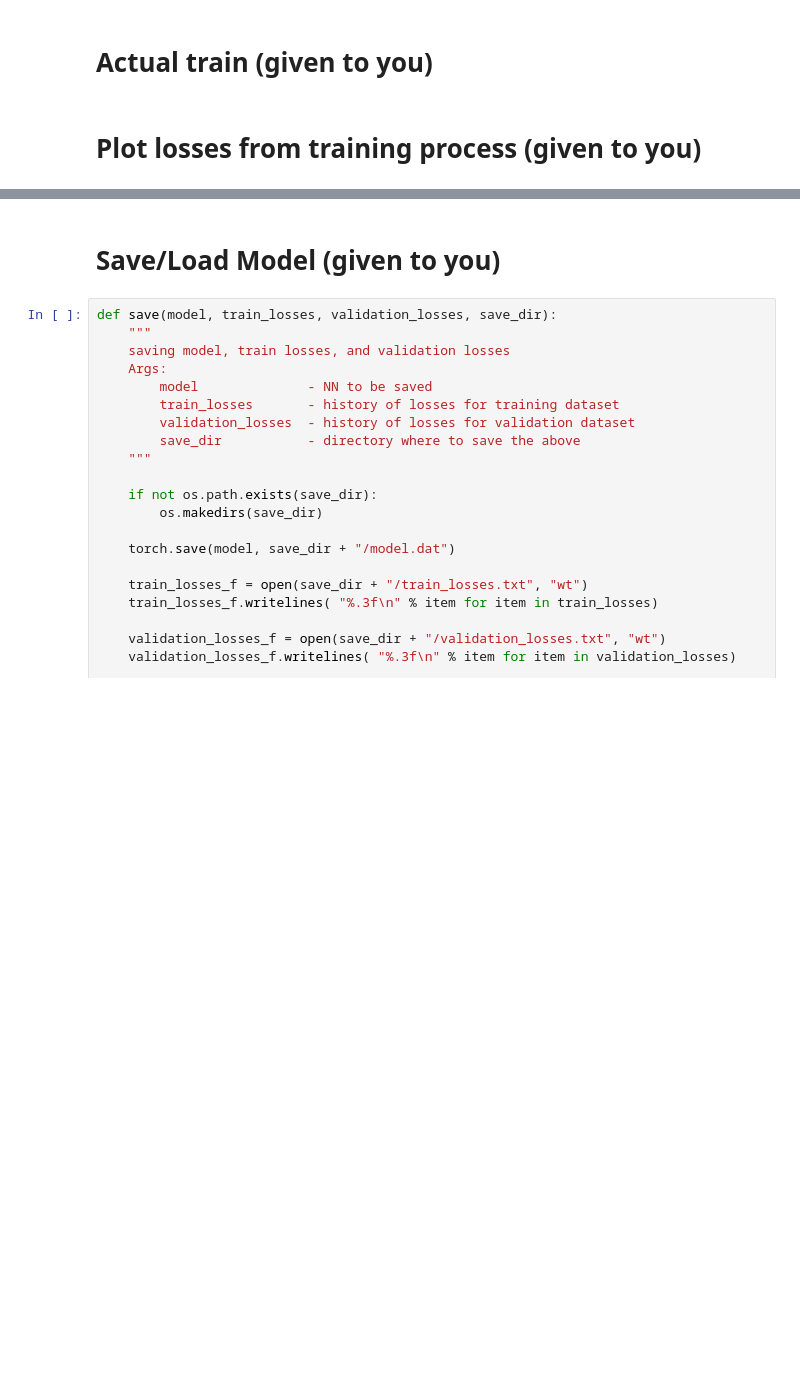
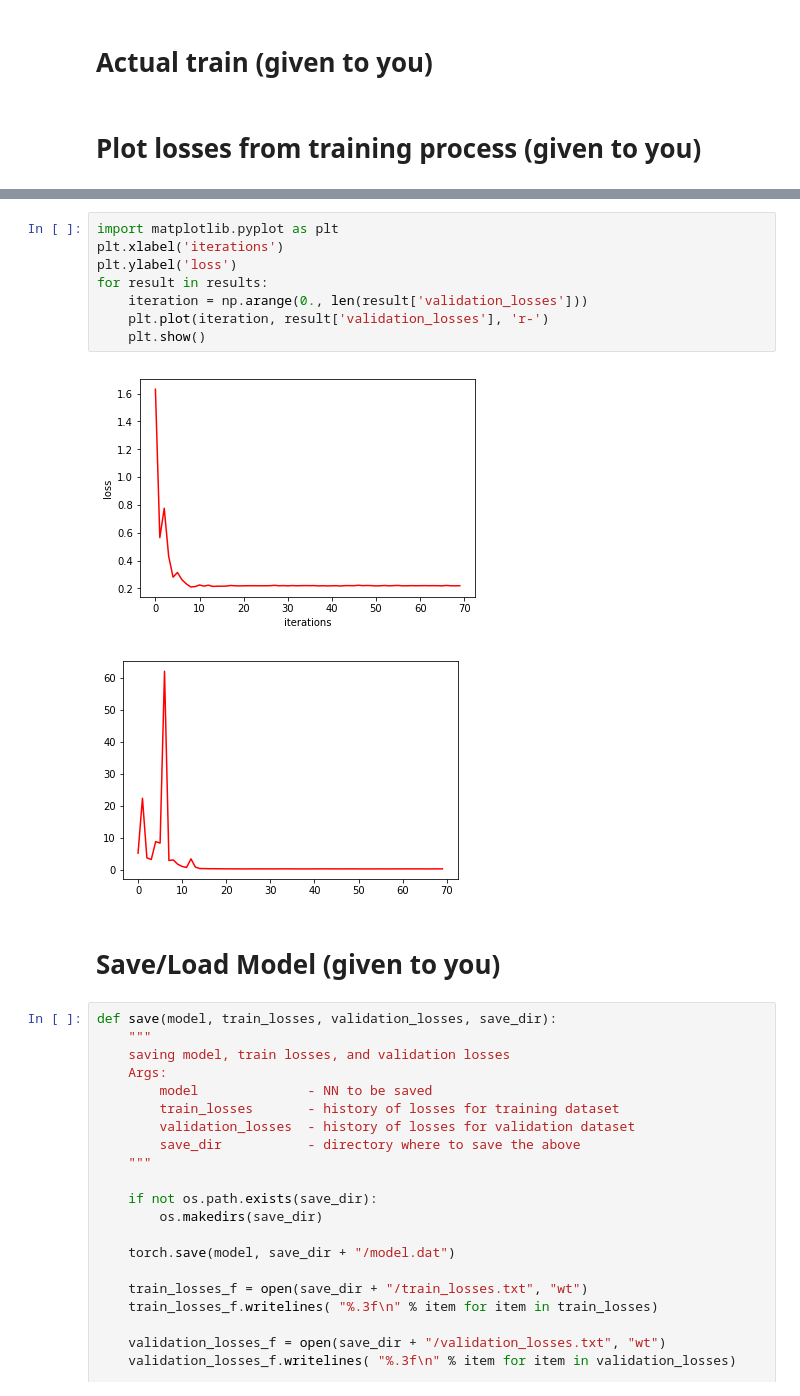
Before and after one commit to yossigw31/deeplearning, a Jupyter notebook: final/Polynomial_Identification_Project/Polynomial_Identification_Project.ipynb, the cells around one changed output, grey strips where cells are left out. Saved outputs shown, nothing was run; the diff lists cells and outputs as text; blank space fills up the shorter version.

```diff
--- a/final/Polynomial_Identification_Project/Polynomial_Identification_Project.ipynb
+++ b/final/Polynomial_Identification_Project/Polynomial_Identification_Project.ipynb
@@ -936,3 +808,14 @@ for result in results:
+# %%
+import matplotlib.pyplot as plt
+plt.xlabel('iterations')
+plt.ylabel('loss')
+for result in results:
+    iteration = np.arange(0., len(result['validation_losses']))
+    plt.plot(iteration, result['validation_losses'], 'r-')
+    plt.show()
+# %% [output]
+[figure, added]
+[figure, added]
 # %% [markdown]
 # Save/Load Model (given to you)
 # %%
```
Also changed, not shown: parts of 11 cells of this notebook, 9 other files.
